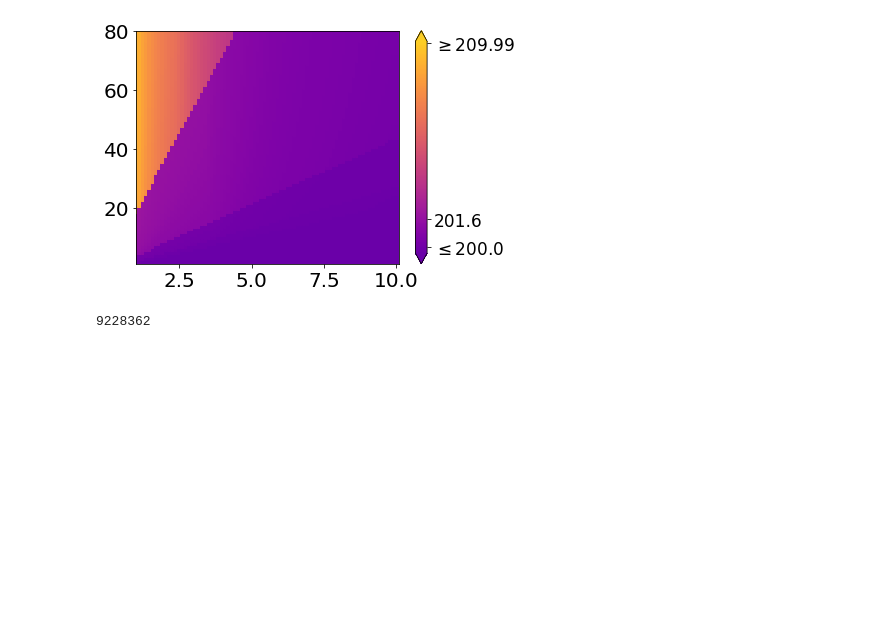
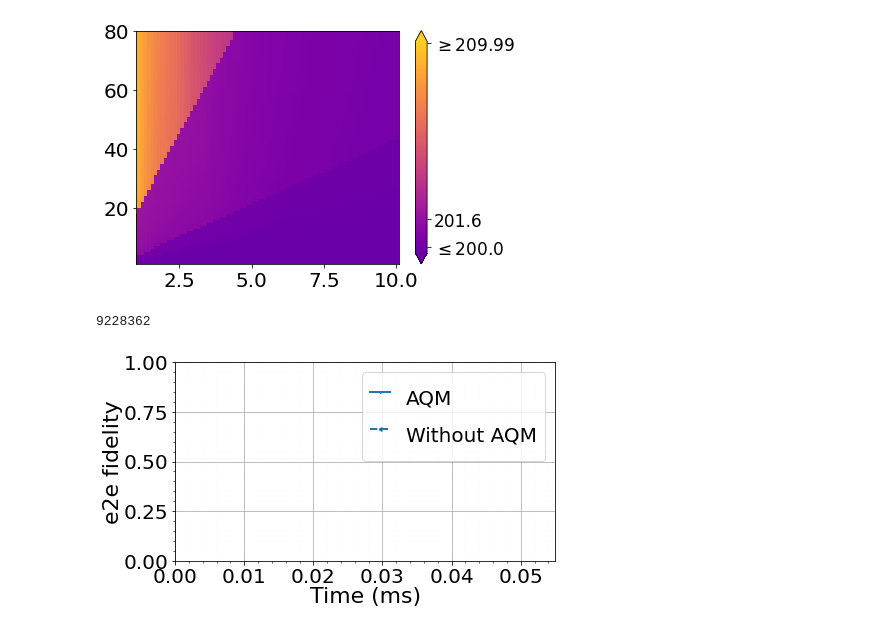
Before and after one commit to pooryousefshahrooz/QSN, a Jupyter notebook: plotting/parsing_and_plotting.ipynb, the cells around one changed output. Saved outputs shown, nothing was run; the diff lists cells and outputs as text; code cells hidden in the pictures; blank space fills up the shorter version.

```diff
--- a/plotting/parsing_and_plotting.ipynb
+++ b/plotting/parsing_and_plotting.ipynb
@@ -452,3 +452,19 @@ total_params_corrected = conv_params_corrected + bn_params_corrected + fc_params
 total_params_corrected
 # %% [output]
 9228362
+# %%
+scheme_keys = ["AQM","Without AQM"]
+τ_coh_values = [i for i in range(1000)]
+each_scheme_each_coherence_time_workloads_percentage = {}
+ploting_simple_y_as_x("Time (ms)","e2e fidelity",
+                        22, 22, 20,
+                      20, 0, 0,
+                      0,0,False,[],max([1]),
+
+                      list(scheme_keys),
+                      each_scheme_each_coherence_time_workloads_percentage,
+                      τ_coh_values,τ_coh_values,
+                      False,True,True,1,20,
+                      "plots/AQM_e2e_f.pdf",True,2,6.4,3.8,False)
+# %% [output]
+[figure, added]
```
Also changed, not shown: parts of 3 cells of this notebook, 9 other files.
